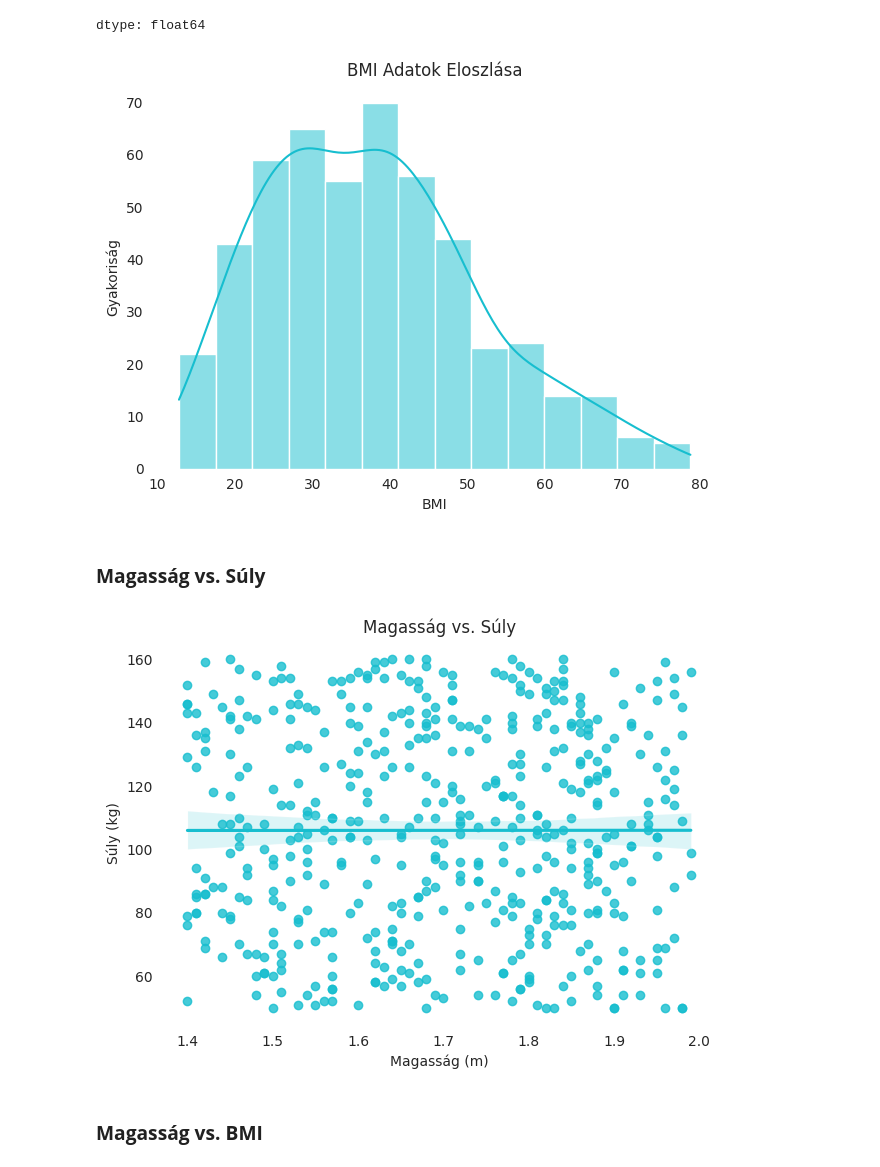
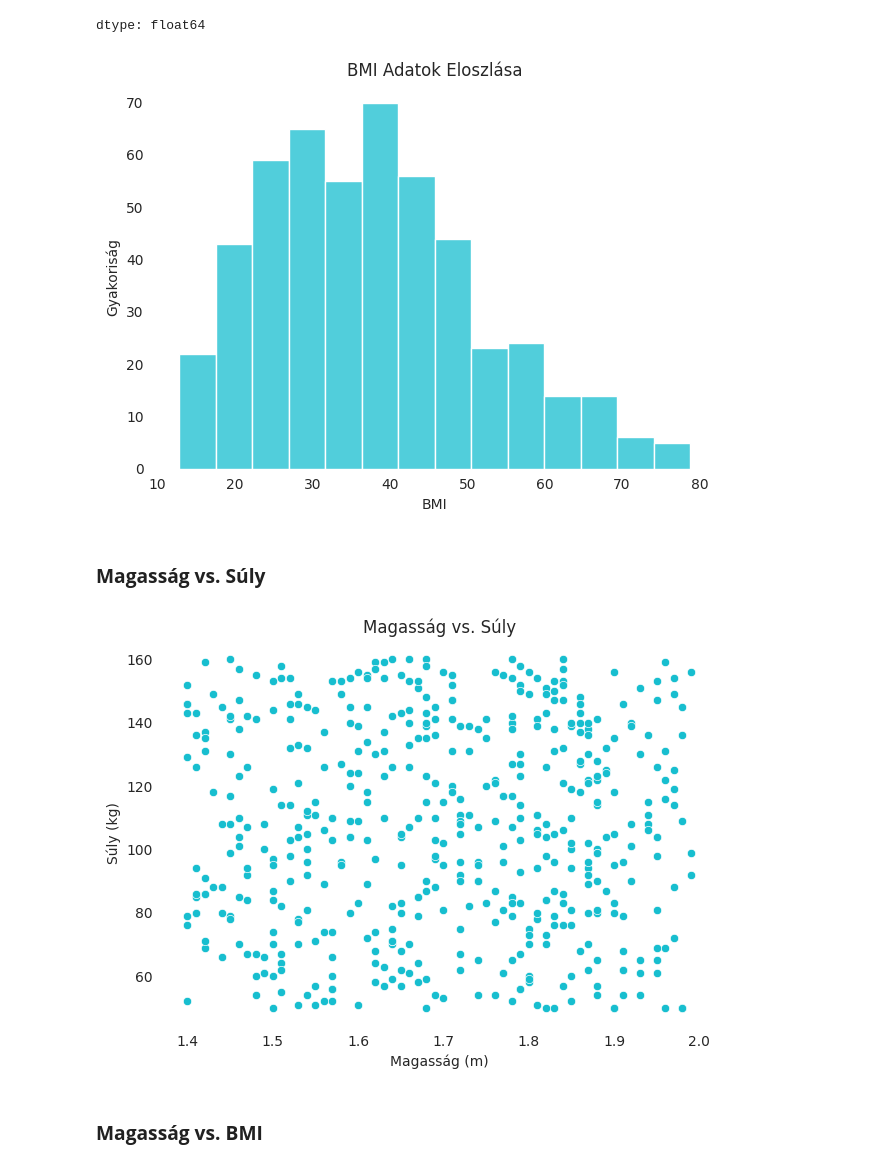
Before and after one commit to shecodespython/adatviz-2024, a Jupyter notebook: 1st_Assignment.ipynb, the cells around one changed output. Saved outputs shown, nothing was run; the diff lists cells and outputs as text; code cells hidden in the pictures.

```diff
--- a/1st_Assignment.ipynb
+++ b/1st_Assignment.ipynb
@@ -332,24 +332,24 @@ dtype: float64
 # %%
 fig, ax = plt.subplots()
 
-sns.histplot(data=df_kaggle, x="BMI", color=palette[18], kde=True, ax=ax)
+sns.histplot(data=df_kaggle, x="BMI", color=palette[18], ax=ax)
 
 ax.set_xlabel("BMI")
 ax.set_ylabel("Gyakoriság")
 ax.set_title("BMI Adatok Eloszlása")
 
 ax.spines[["top", "right", "left", "bottom"]].set_visible(False)
 
 plt.tight_layout()
 plt.show()
 # %% [output]
-[figure, old version]
+[figure, new version]
 # %% [markdown]
 ### **Magasság vs. Súly**
 # %%
 fig, ax = plt.subplots()
 
-sns.regplot(data=df_kaggle, x="Magassag (m)", y="Suly (kg)", color=palette[18], scatter=True, ax=ax)
+sns.scatterplot(data=df_kaggle, x="Magassag (m)", y="Suly (kg)", color=palette[18], ax=ax)
 
 ax.set_xlabel("Magasság (m)")
 ax.set_ylabel("Súly (kg)")
@@ -360,7 +360,7 @@ ax.spines[["top", "right", "left", "bottom"]].set_visible(False)
 plt.tight_layout()
 plt.show()
 # %% [output]
-[figure, old version]
+[figure, new version]
 # %% [markdown]
 ### **Magasság vs. BMI**
 # %%
```
Also changed, not shown: parts of 10 cells of this notebook.
